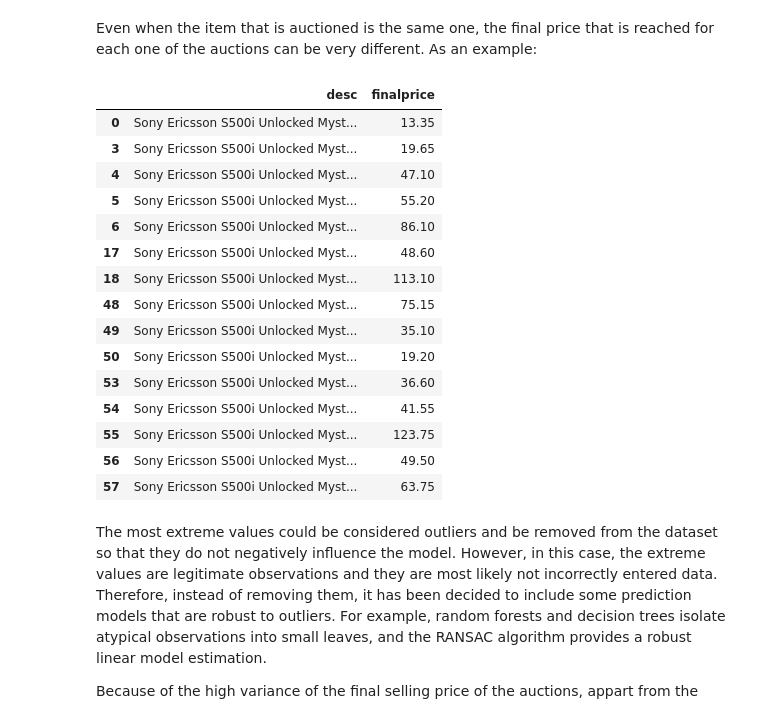
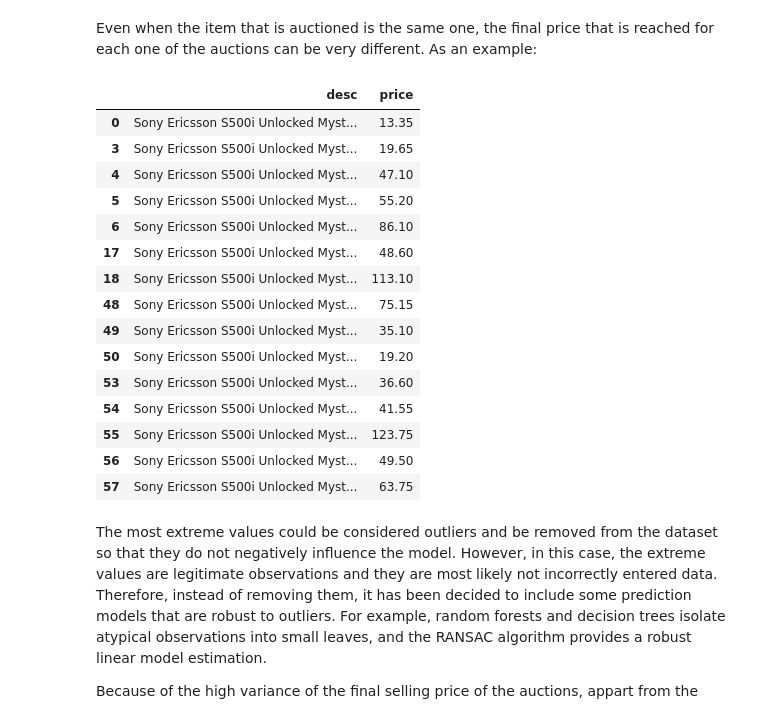
Before and after one commit to sergio-valmorisco-sierra/tfm_data_science_sergio_valmorisco_sierra, a Jupyter notebook: 04_prediction_model_auction_selling_price.ipynb, the cells around one changed output. Saved outputs shown, nothing was run; the diff lists cells and outputs as text; code cells hidden in the pictures.

```diff
--- a/04_prediction_model_auction_selling_price.ipynb
+++ b/04_prediction_model_auction_selling_price.ipynb
@@ -87,9 +87,9 @@ The mean absolute error gives an idea about the error that the model incurs in w
 # %% [markdown]
 Even when the item that is auctioned is the same one, the final price that is reached for each one of the auctions can be very different. As an example:
 # %%
-outcomesDf[outcomesDf["desc"] == "Sony Ericsson S500i Unlocked Mysterious Green"][["desc","finalprice"]].head(15)
+outcomesDf[outcomesDf["desc"] == "Sony Ericsson S500i Unlocked Mysterious Green"][["desc","price"]].head(15)
 # %% [output]
-|  | desc | finalprice |
+|  | desc | price |
 | 0 | Sony Ericsson S500i Unlocked Myst... | 13.35 |
 | 3 | Sony Ericsson S500i Unlocked Myst... | 19.65 |
 | 4 | Sony Ericsson S500i Unlocked Myst... | 47.10 |
```
Also changed, not shown: parts of 7 cells of this notebook.
